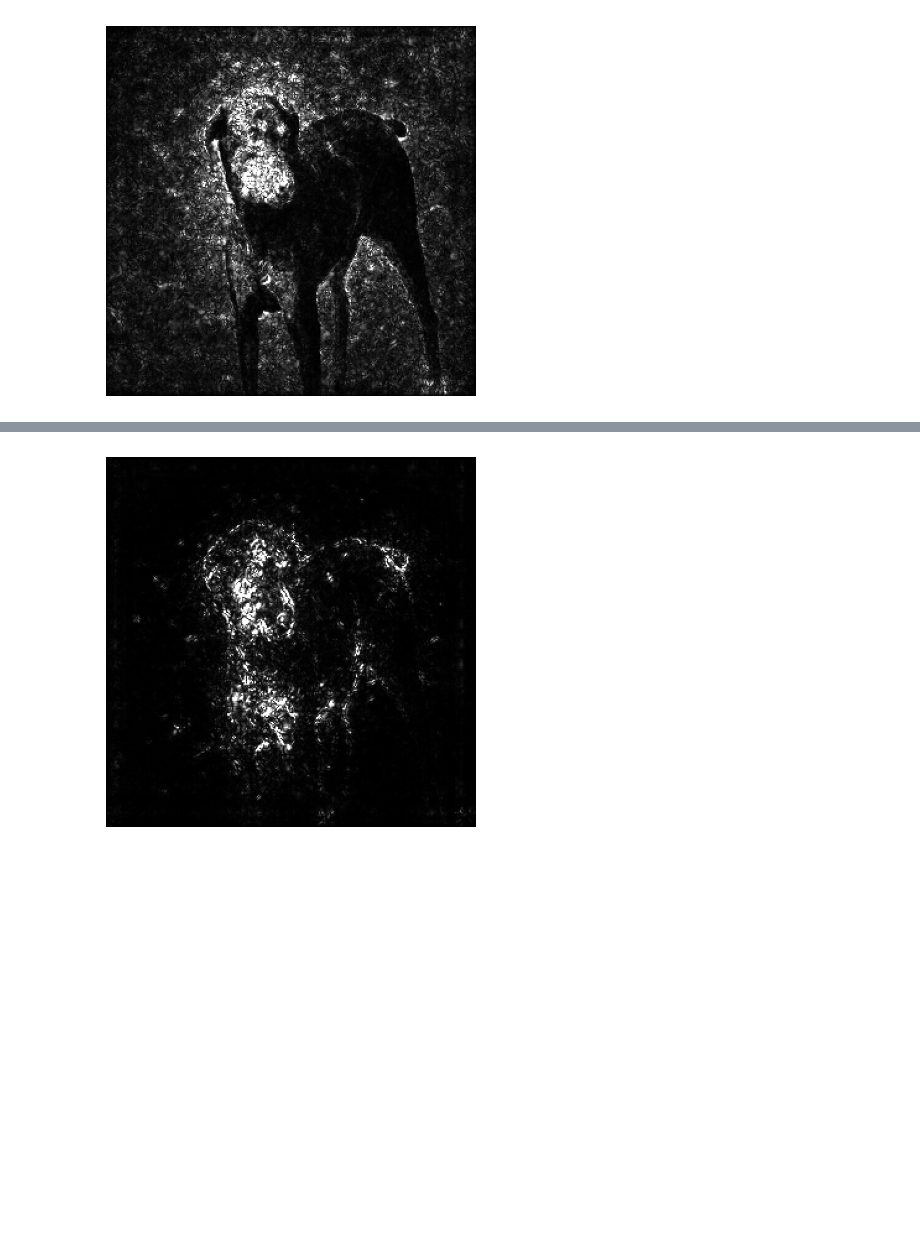
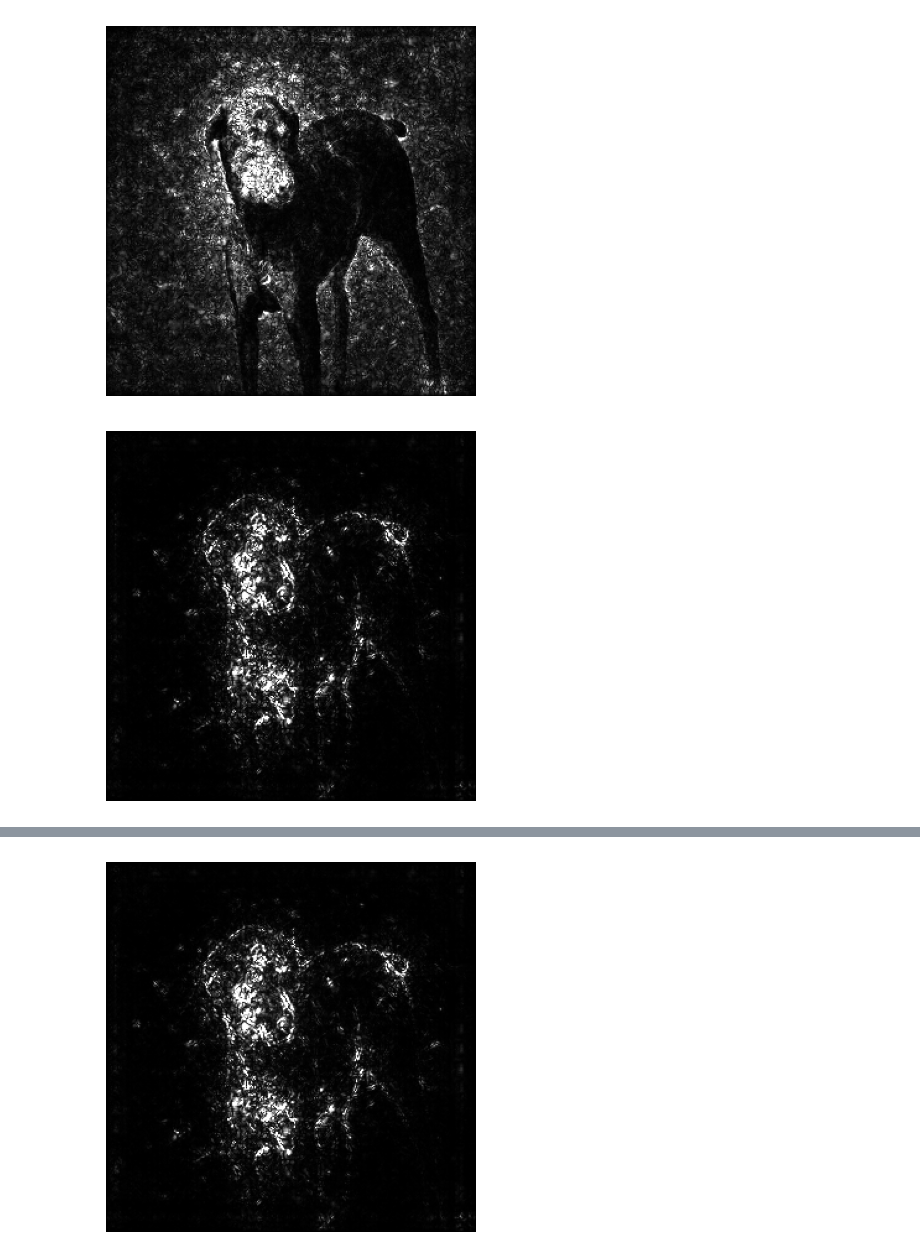
Before and after one commit to ShreeSinghi/TMLR-IDGI, a Jupyter notebook: implementation.ipynb, the cells around one changed output, grey strips where cells are left out. Drawn from its saved outputs; the diff is of its cells as text; code cells hidden in the pictures; blank space fills up the shorter version.

```diff
--- a/implementation.ipynb
+++ b/implementation.ipynb
@@ -58,7 +56,13 @@ def straight_path_images(model, images, n_steps):
 
     # returns x sequence
     return path_images
+# %%
+model = models.inception_v3(pretrained=True, init_weights=False).to('cuda:0', non_blocking=True)
+model.eval()
+
+for param in model.parameters():
+    param.requires_grad = False
 # %%
-images = torch.stack([preprocess(Image.open("doberman.png"))])
+images = torch.stack([preprocess(Image.open("doberman.png")), preprocess(Image.open("doggo.webp"))])
 sequence = straight_path_images(model, images, 25)
 # %%
@@ -93,3 +107,38 @@ saliency_IG = IG(model, sequence, class_idxs=[236]).transpose(0,2,3,1)
 ShowGrayscaleImage(saliency.VisualizeImageGrayscale(saliency_IG[0]))
 # %% [output]
 [figure]
+# %%
+def IDGI2(model, sequence, class_idxs):
+    image_shape = sequence.shape[2:]
+    batchSize = sequence.shape[0]
+    frames = sequence.shape[1]
+
+    classes = np.repeat(class_idxs, frames)
+    sequence = sequence.clone().to('cuda:0', non_blocking=True)
+
+    reshaped_sequence = sequence.reshape((batchSize*frames,)+image_shape)
+    reshaped_sequence.requires_grad = True
+
+    output = model(reshaped_sequence)
+
+    output = torch.nn.Softmax(dim=1)(output)
+    output = output[np.arange(batchSize*frames), classes]  # index that particular class for each image
+
+    gradients = torch.autograd.grad(output, reshaped_sequence, grad_outputs=torch.ones_like(output))[0].view(sequence.shape).detach()
+    output = output.detach().view((batchSize, frames))
+
+    # we ignore the last gradient, e.g., the gradient of on the original image, since IDGI requires the prediction difference component, i.e., d.
+    d = output[:,1:] - output[:, :-1]
+    element_product = gradients[:,:-1]**2
+    result = (element_product*d.view(batchSize,frames-1,1,1,1)/element_product.sum((2,3,4)).view(batchSize,frames-1,1,1,1)).sum(1)
+
+    out = result.detach().to('cpu:0', non_blocking=True).numpy().transpose(0,2,3,1)
+    del output, gradients, reshaped_sequence, sequence, element_product, d, result
+
+    return out
+
+saliency_IDGI2 = IDGI2(model, sequence, class_idxs=[236, 236])
+# %%
+ShowGrayscaleImage(saliency.VisualizeImageGrayscale(saliency_IDGI2[0]))
+# %% [output]
+[figure, added]
```
Also changed, not shown: parts of 13 cells of this notebook, 21 other files.
